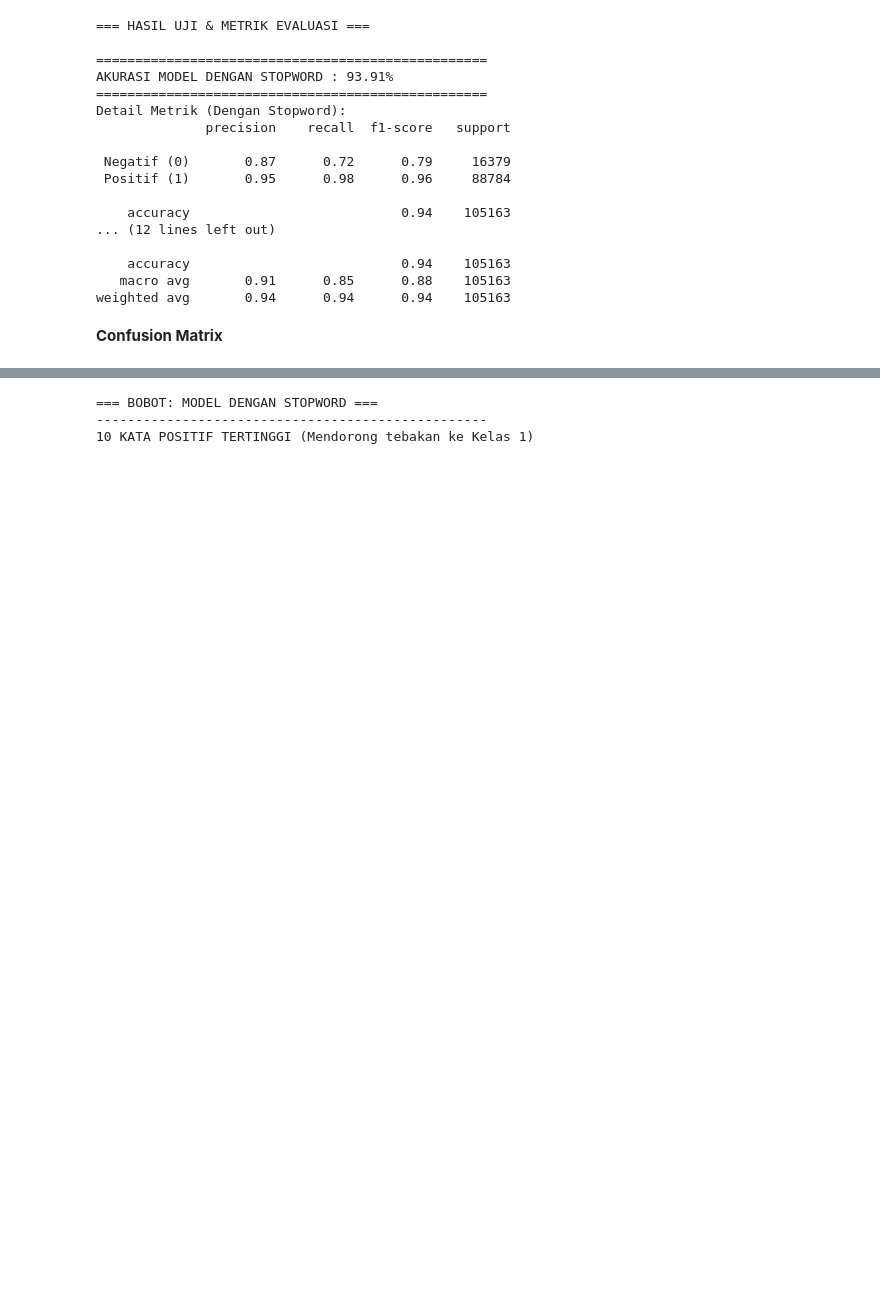
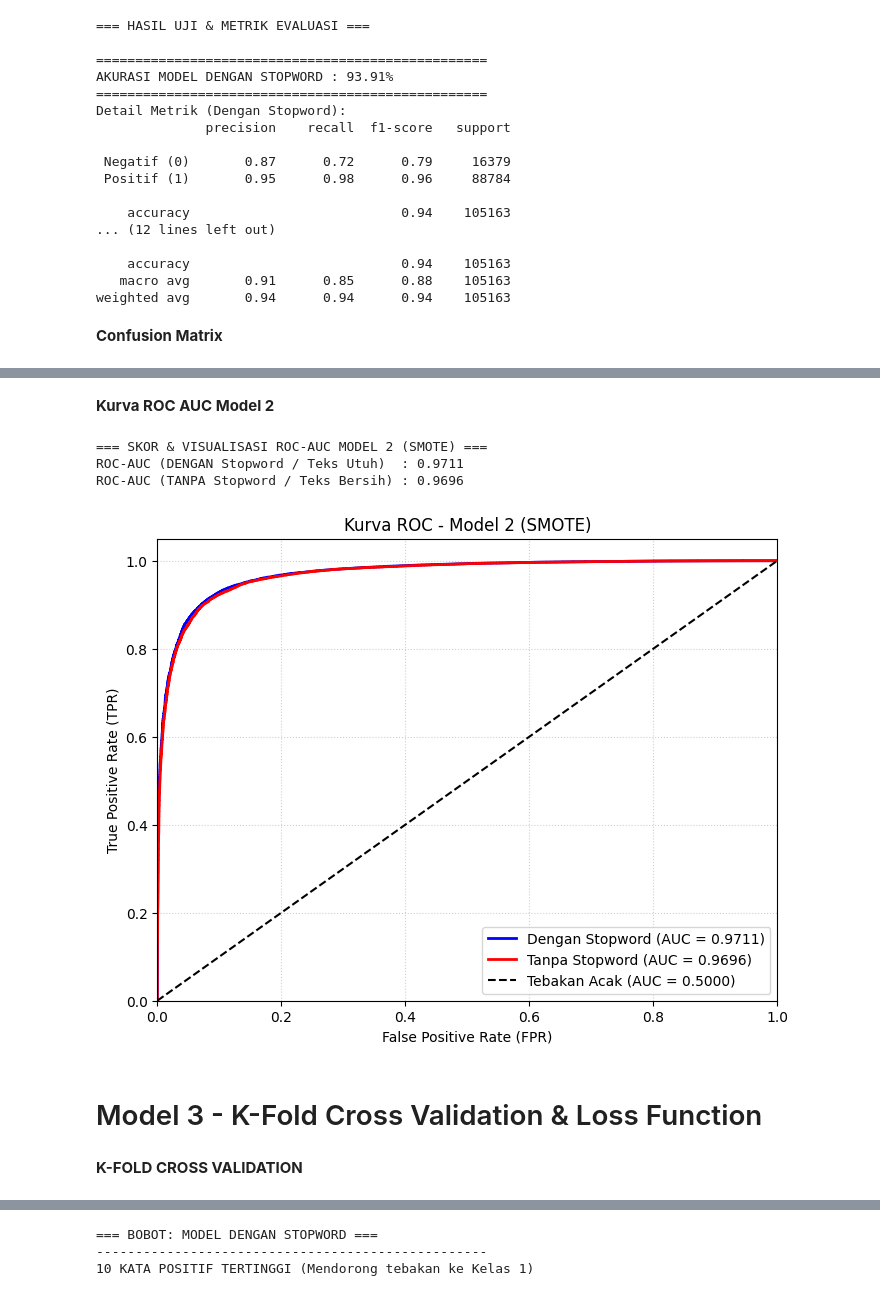
Before and after one commit to Yogiarta714/amazon-sentiment-analyzer, a Jupyter notebook: sentiment-analyzer.ipynb, the cells around one changed output, grey strips where cells are left out. Drawn from its saved outputs; the diff is of its cells as text; code cells hidden in the pictures; blank space fills up the shorter version.

```diff
--- a/sentiment-analyzer.ipynb
+++ b/sentiment-analyzer.ipynb
@@ -437,0 +591,46 @@ plot_confusion_matrix(y_test, prediksi_without, "Confusion Matrix: Model TANPA S
+# %% [markdown]
+**Kurva ROC AUC Model 2**
+# %%
+import matplotlib.pyplot as plt
+from sklearn.metrics import roc_curve, roc_auc_score
+
+print("=== SKOR & VISUALISASI ROC-AUC MODEL 2 (SMOTE) ===")
+
+# 1. Ambil Probabilitas dari Model 2
+prob_with = model2_with.predict_proba(X_test_with_stopwords)[:, 1]
+prob_without = model2_without.predict_proba(X_test_without_stopwords)[:, 1]
+
+# 2. Hitung nilai nominal skor AUC
+auc_with = roc_auc_score(y_test, prob_with)
+auc_without = roc_auc_score(y_test, prob_without)
+
+print(f"ROC-AUC (DENGAN Stopword / Teks Utuh)  : {auc_with:.4f}")
+print(f"ROC-AUC (TANPA Stopword / Teks Bersih) : {auc_without:.4f}\n")
+
+# 3. Hitung FPR dan TPR
+fpr_with, tpr_with, _ = roc_curve(y_test, prob_with)
+fpr_without, tpr_without, _ = roc_curve(y_test, prob_without)
+
+# 4. Pembuatan Grafik Komparasi
+plt.figure(figsize=(8, 6))
+plt.plot(fpr_with, tpr_with, color='blue', lw=2, label=f'Dengan Stopword (AUC = {auc_with:.4f})')
+plt.plot(fpr_without, tpr_without, color='red', lw=2, label=f'Tanpa Stopword (AUC = {auc_without:.4f})')
+plt.plot([0, 1], [0, 1], color='black', linestyle='--', label='Tebakan Acak (AUC = 0.5000)')
+
+plt.xlim([0.0, 1.0])
+plt.ylim([0.0, 1.05])
+plt.xlabel('False Positive Rate (FPR)')
+plt.ylabel('True Positive Rate (TPR)')
+plt.title('Kurva ROC - Model 2 (SMOTE)')
+plt.legend(loc="lower right")
+plt.grid(True, linestyle=':', alpha=0.6)
+plt.show()
+# %% [output]
+=== SKOR & VISUALISASI ROC-AUC MODEL 2 (SMOTE) ===
+ROC-AUC (DENGAN Stopword / Teks Utuh)  : 0.9711
+ROC-AUC (TANPA Stopword / Teks Bersih) : 0.9696
+[figure, added]
+# %% [markdown]
+# Model 3 - K-Fold Cross Validation & Loss Function
+# %% [markdown]
+**K-FOLD CROSS VALIDATION**
```
Also changed, not shown: parts of 42 cells of this notebook, 3 other files.
